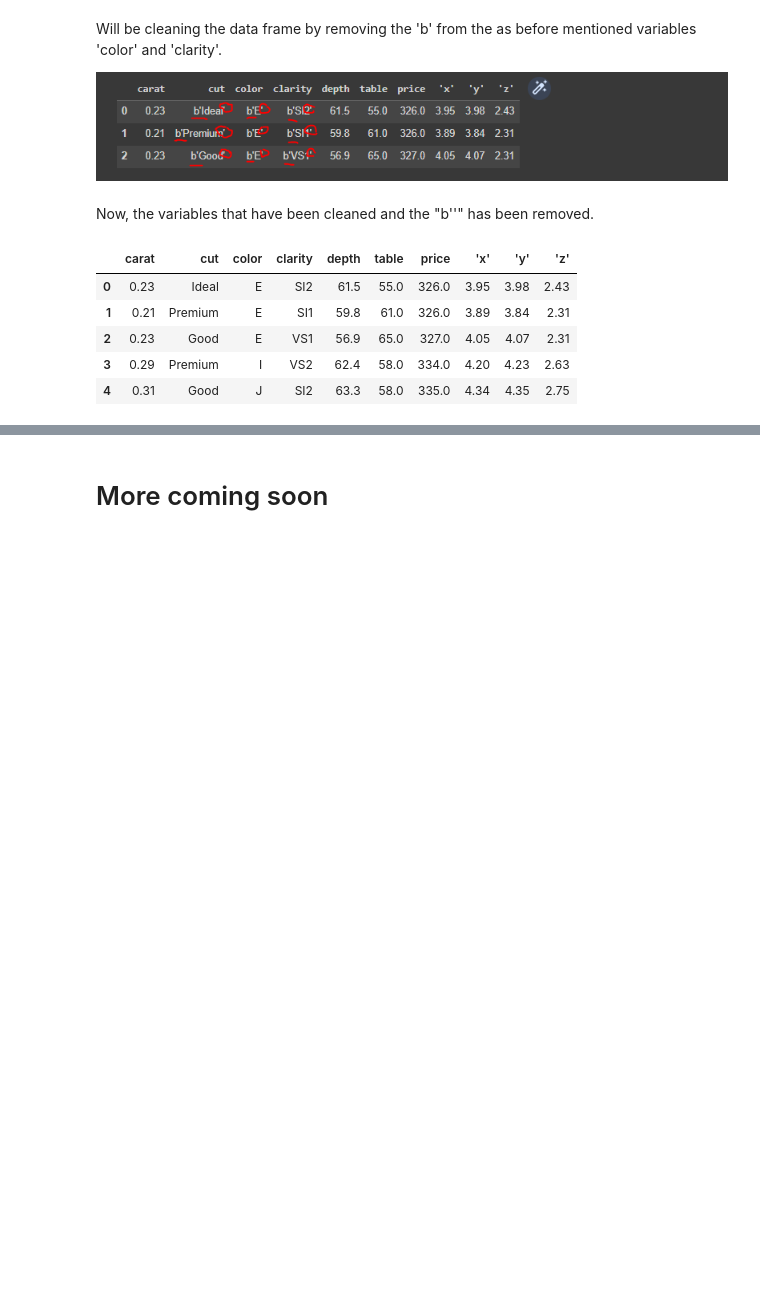
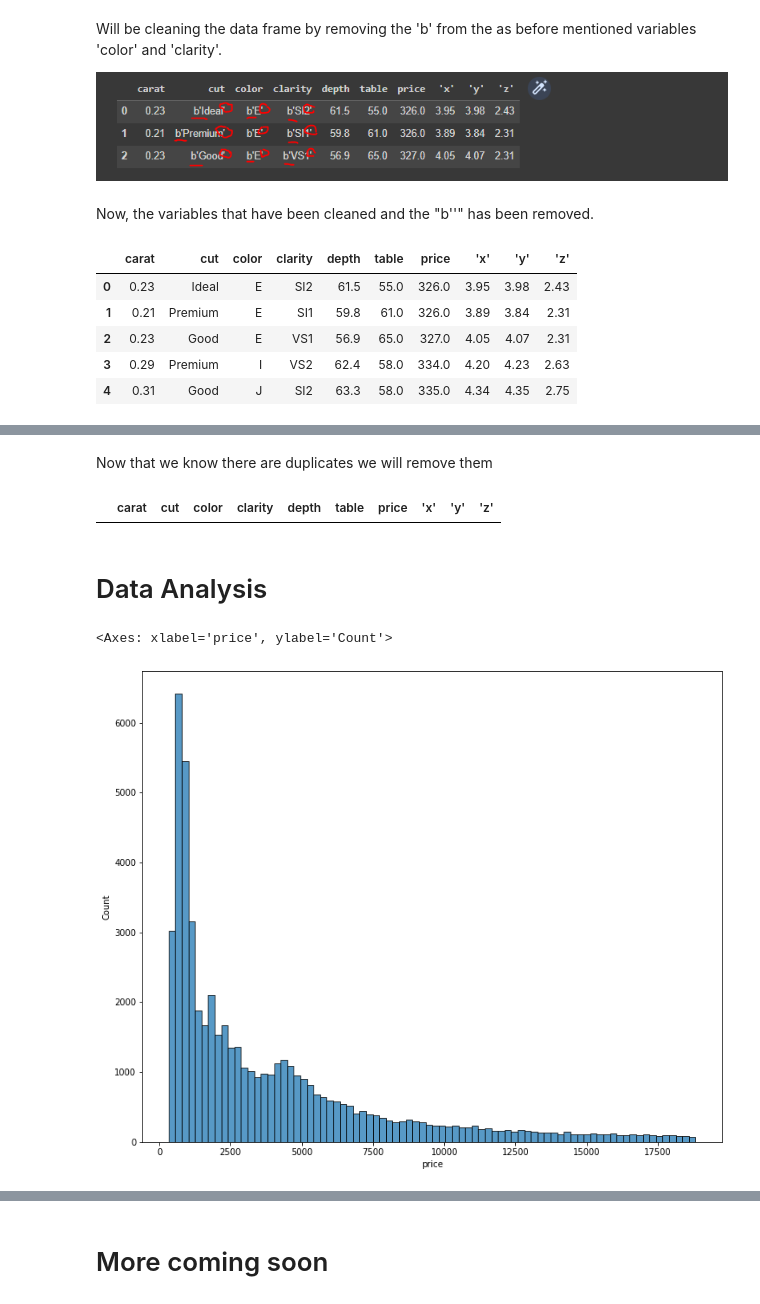
Before and after one commit to LACLanthony/diamonds, a Jupyter notebook: diamonds.ipynb, the cells around one changed output, grey strips where cells are left out. Cells and saved outputs as stored; diff of their text form; code cells hidden in the pictures; blank space fills up the shorter version.

```diff
--- a/diamonds.ipynb
+++ b/diamonds.ipynb
@@ -98,0 +111,17 @@ As seen there is a disproportionate number of rings that are valued below $2,000
+# %% [markdown]
+Now that we know there are duplicates we will remove them
+# %%
+df.drop_duplicates(inplace=True)
+# %%
+df[df.duplicated()]
+# %% [output]
+|  | carat | cut | color | clarity | depth | table | price | 'x' | 'y' | 'z' |
+# %% [markdown]
+# Data Analysis
+# %%
+fig, ax = plt.subplots()
+fig.set_size_inches(12, 10)
+sns.histplot(df, x='price')
+# %% [output]
+<Axes: xlabel='price', ylabel='Count'>
+[figure, added]
```
Also changed, not shown: parts of 17 cells of this notebook.
